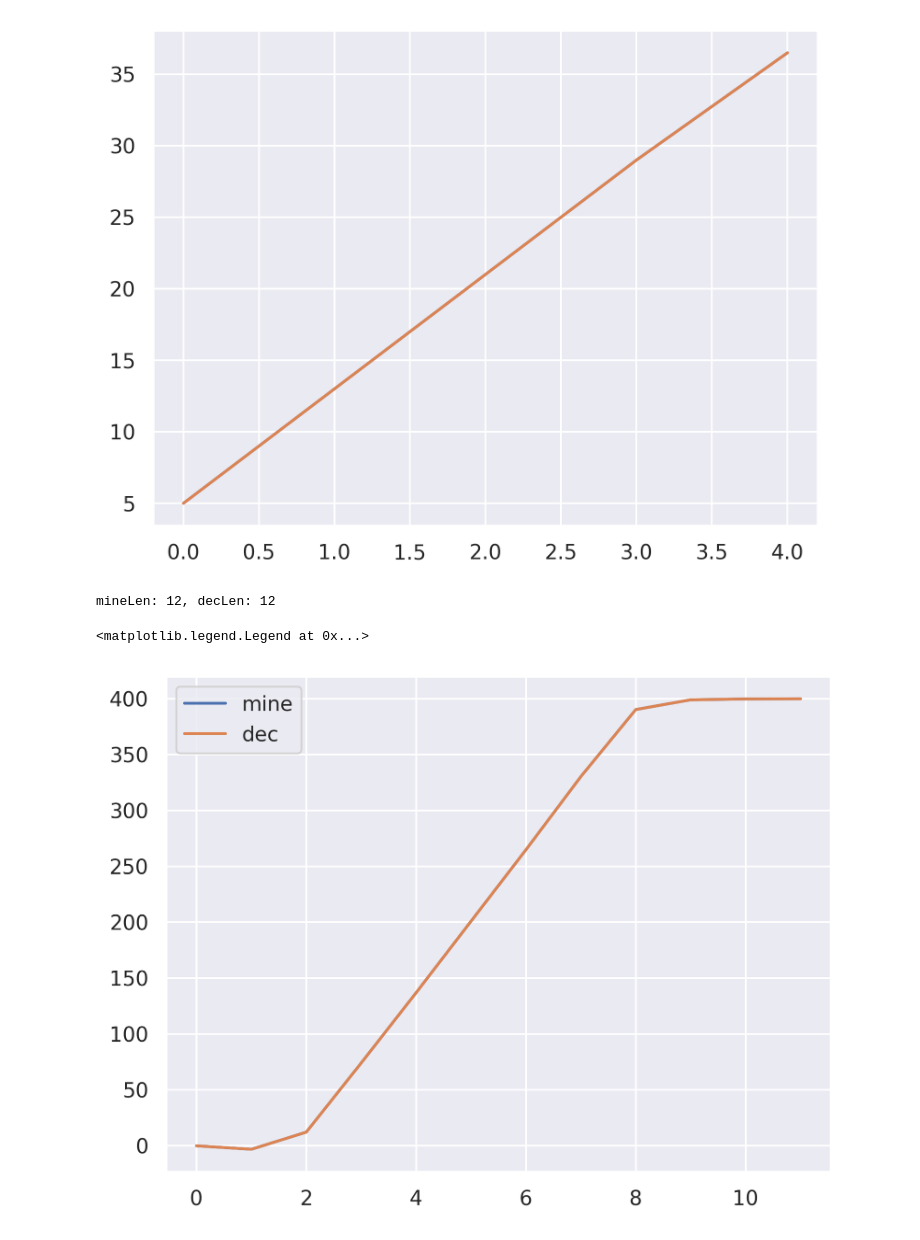
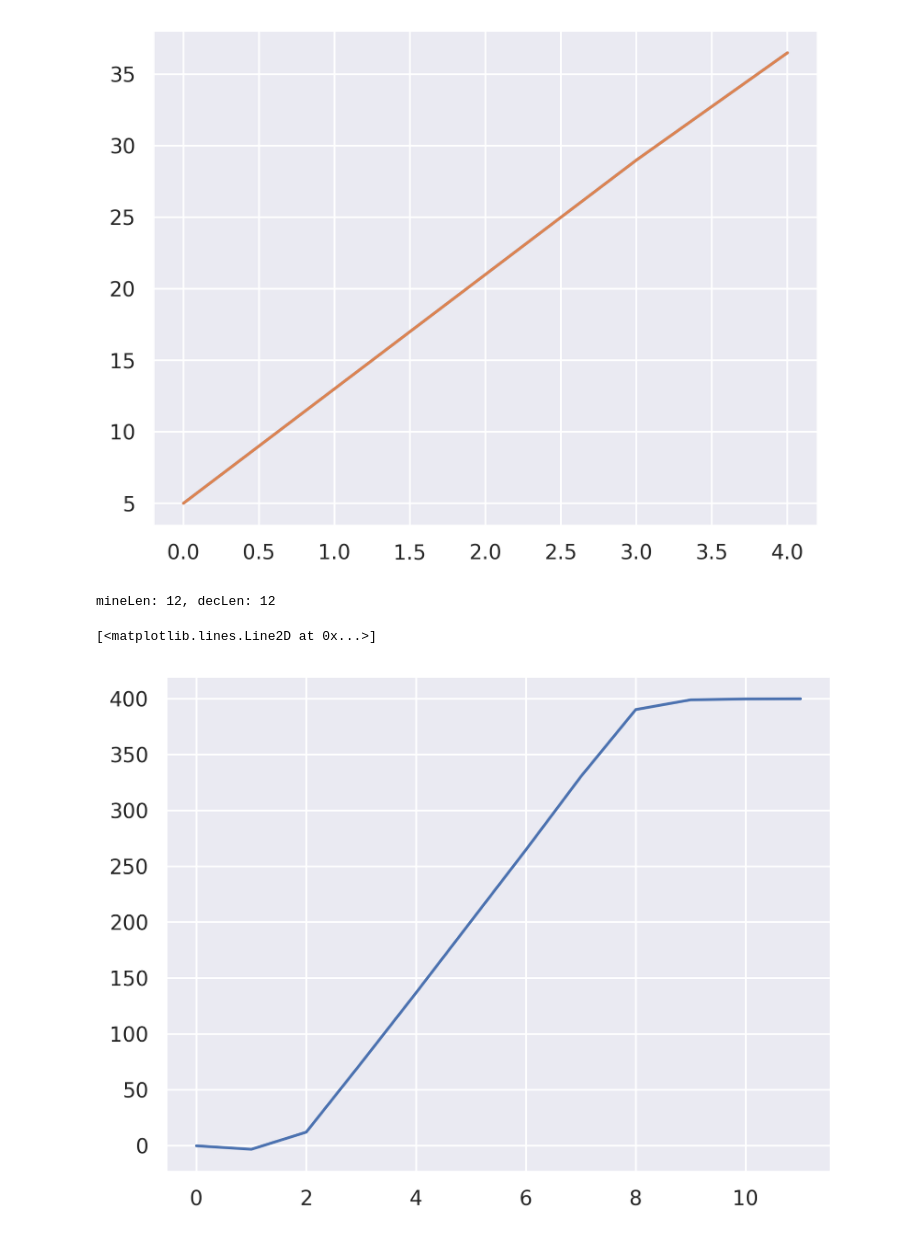
Before and after one commit to MyAlyce/myalyce_wavelet_and_classifier_tests, a Jupyter notebook: wavelets.ipynb, the cells around one changed output. Cells and saved outputs as stored; diff of their text form; code cells hidden in the pictures.

```diff
--- a/wavelets.ipynb
+++ b/wavelets.ipynb
@@ -75,20 +70,20 @@ def decompose(sgnl: np.array, level: int, dec_high: np.array, dec_low: np.array)
 # %%
 signal = np.linspace(0,100,101)
 wavelet = pywt.Wavelet('sym4')
 dec_lo, dec_hi, rec_lo, rec_hi = wavelet.filter_bank
 
 
 level=4
 cnt = 0
-mine = decompose(signal, level=level, dec_high=dec_hi, dec_low=dec_lo)
+mine = decompose(signal, level=level, dec_high=np.array(dec_hi), dec_low=np.array(dec_lo))
 dec = pywt.wavedec(signal, wavelet, level=level, mode='constant')
 
 print(f"mineLen: {len(mine[cnt])}, decLen: {len(dec[cnt])}")
 
+# plt.plot(dec[cnt])
 plt.plot(mine[cnt])
-plt.plot(dec[cnt])
-plt.legend(["mine", "dec"])
+# plt.legend(["mine", "dec"])
 # %% [output]
 mineLen: 12, decLen: 12
-<matplotlib.legend.Legend at 0x...>
+[<matplotlib.lines.Line2D at 0x...>]
-[figure, old version]
+[figure, new version]
```
Also changed, not shown: parts of 2 cells of this notebook, 1 other file.
